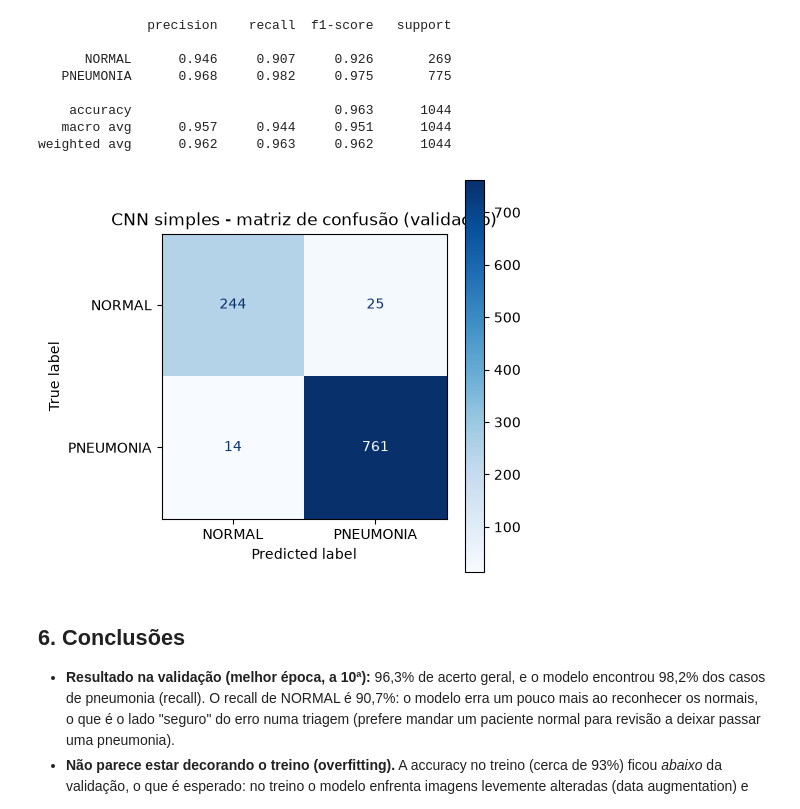
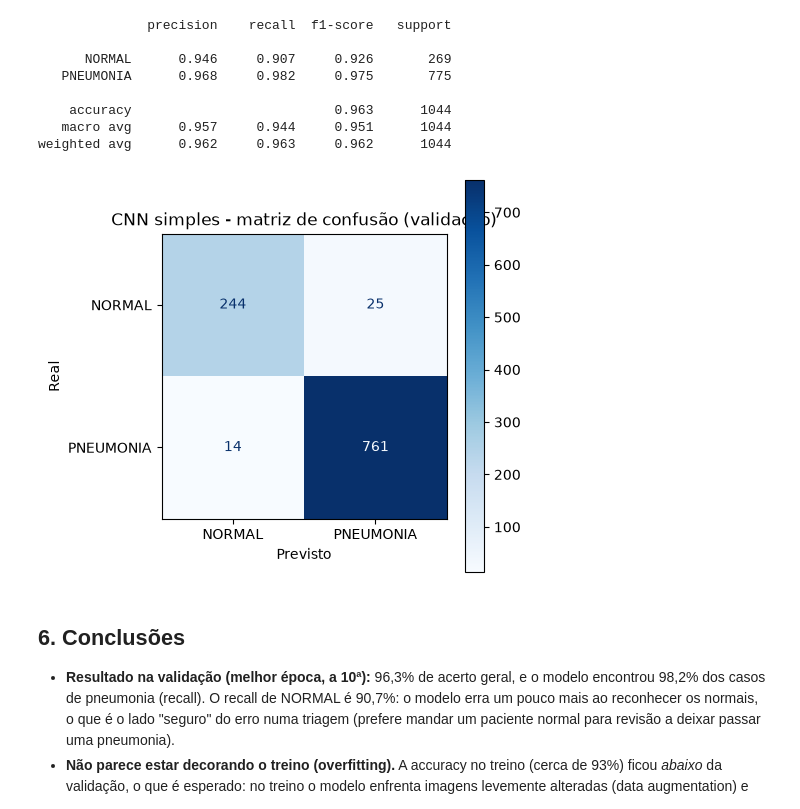
Before and after one commit to whoame042/postech-fiap-fase-1-IA-foundations, a Jupyter notebook: extra-cnn-pneumonia/notebooks/03_cnn_simples.ipynb, the cells around one changed output. Saved outputs shown, nothing was run; the diff lists cells and outputs as text; code cells hidden in the pictures.

```diff
--- a/extra-cnn-pneumonia/notebooks/03_cnn_simples.ipynb
+++ b/extra-cnn-pneumonia/notebooks/03_cnn_simples.ipynb
@@ -144,14 +144,16 @@ weighted avg      0.962     0.963     0.962      1044
 # %%
 fig, eixo = plt.subplots(figsize=(5, 4.5))
 ConfusionMatrixDisplay.from_predictions(
     rotulos_val, previsoes_val, display_labels=dados.CLASSES, cmap="Blues", ax=eixo
 )
+eixo.set_xlabel("Previsto")
+eixo.set_ylabel("Real")
 eixo.set_title("CNN simples - matriz de confusão (validação)")
 plt.tight_layout()
 fig.savefig(PASTA_FIGURAS / "03_cnn_simples_confusao_val.png", dpi=120)
 plt.show()
 # %% [output]
-[figure, old version]
+[figure, new version]
 # %% [markdown]
 ## 6. Conclusões
 
```
Also changed, not shown: parts of 1 cell of this notebook, 15 other files.
